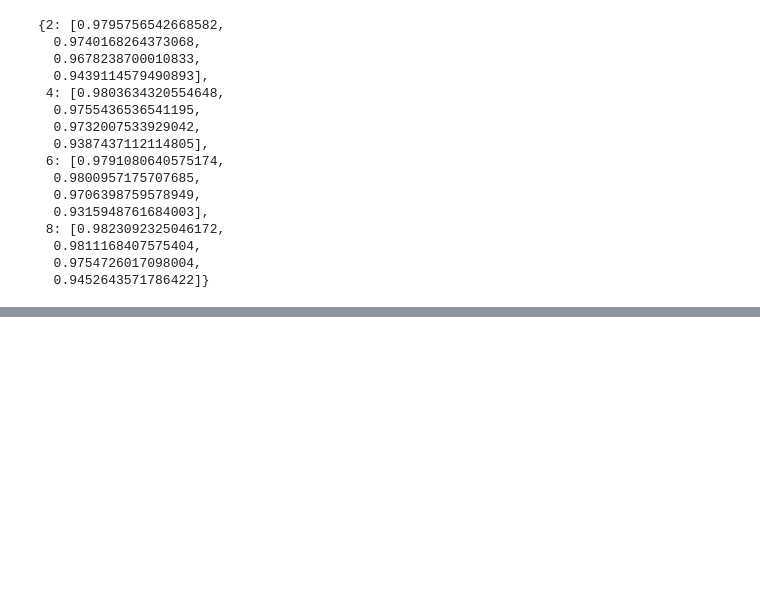
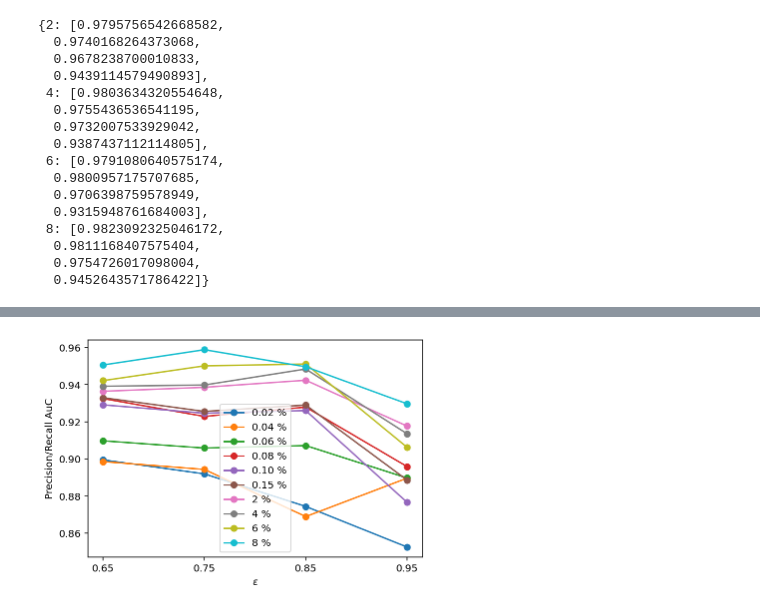
Before and after one commit to jrybicki-jsc/smms, a Jupyter notebook: graphla/newcluster_results.ipynb, the cells around one changed output, grey strips where cells are left out. Cells and saved outputs as stored; diff of their text form; code cells hidden in the pictures; blank space fills up the shorter version.

Commit message:
origin networks

```diff
--- a/graphla/newcluster_results.ipynb
+++ b/graphla/newcluster_results.ipynb
@@ -433,3 +406,0 @@ with open('../res/newclusterres/2ndrun/streamed-0.65-8/0.65-8-evalresults.pickle
-# %%
-with open('../res/newclusterres/2ndrun/streamed-0.65-0.02/0.65-0.02-evalresults.pickle', 'rb') as f:
-    eres_2_65 = pickle.load(f)
@@ -477,4 +406,0 @@ Rows: 20
-# %%
-for a in test_apk:
-    if a not in a1 or a not in a2:
-        print(a)
@@ -480,0 +437,20 @@ for a in test_apk:
+# %%
+def get_origin_file_names(gamma, p_size):
+    eval_name = f"../res/newclusterres/ori/complete_nets/streamed-{gamma}-{p_size}/{gamma}-evalresults.pickle"
+    net_name = f"../res/newclusterres/ori/complete_nets/streamed-{gamma}-{p_size}/{gamma}-streamed-0-voting.pickle"
+    return eval_name, net_name
+# %%
+gammas = [ 0.65, 0.75, 0.85, 0.95] # 0.3, 0.35, 0.4, 0.45, 0.5,0.6,
+p_sizes_new = [f"0.0{a}" for a in range(2,10,2)] + ['0.10', '0.15'] + list(range(2,10,2))
+
+aucs_ori, sizes_ori = read_go(gammas=gammas, p_sizes=p_sizes_new, get_file_names=get_origin_file_names)
+# %%
+for k, mauc in aucs_ori.items():
+    plt.plot(gammas, mauc,'-o', label=f"{k} %")
+
+plt.xlabel(f"$\epsilon$")
+plt.ylabel('Precision/Recall AuC')
+plt.xticks(gammas)
+plt.legend();
+# %% [output]
+[figure, added]
```
Also changed, not shown: parts of 31 cells of this notebook.
